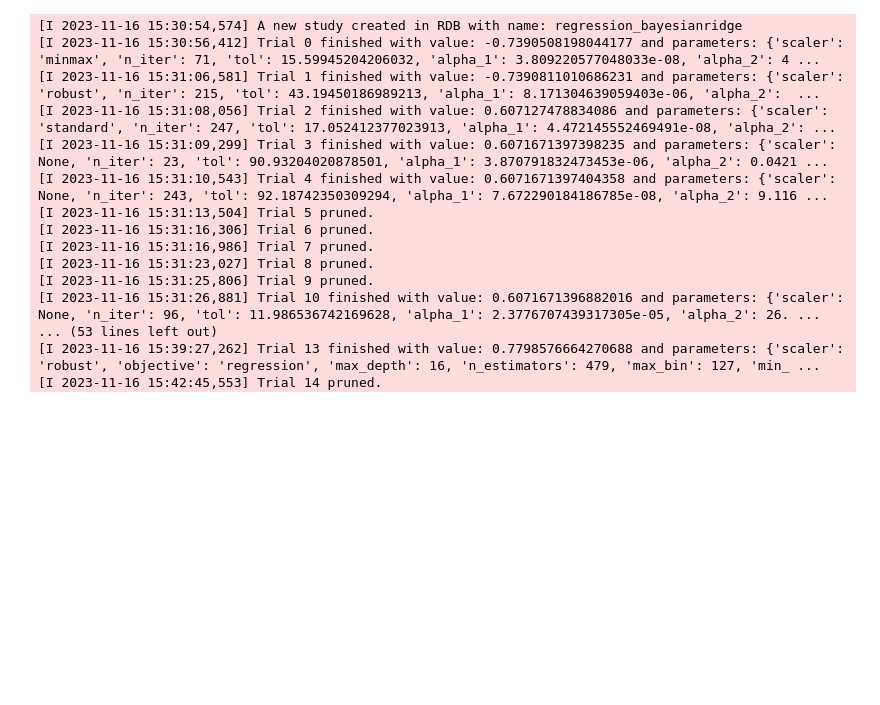
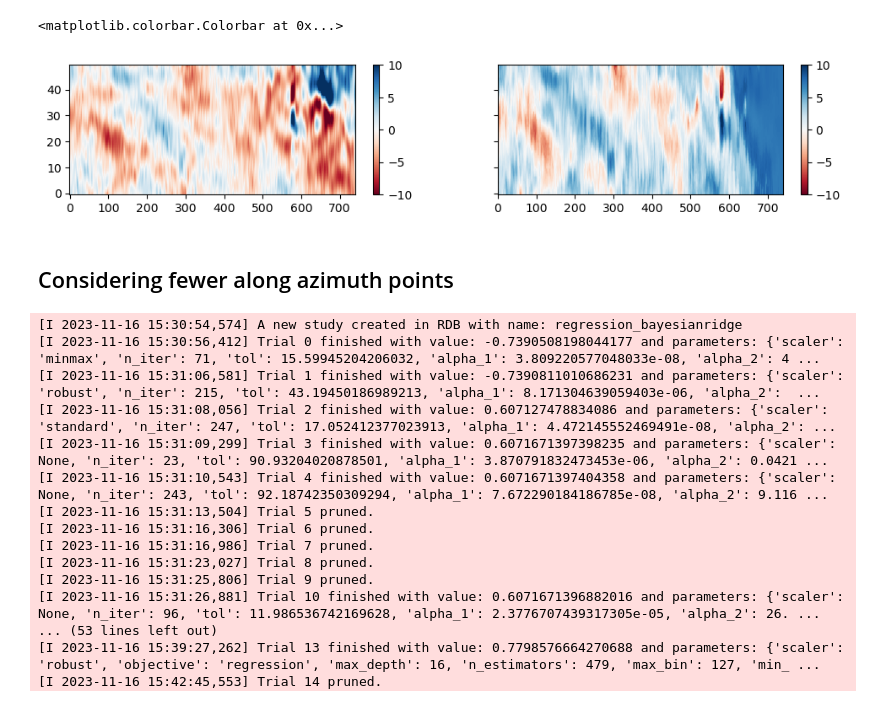
Before and after one commit to owenodriscoll/DopSCA_leakage, a Jupyter notebook: Sentinel1_analyses/ML_analysis_scatt.ipynb, the cells around one changed output. Drawn from its saved outputs; the diff is of its cells as text; code cells hidden in the pictures; blank space fills up the shorter version.

```diff
--- a/Sentinel1_analyses/ML_analysis_scatt.ipynb
+++ b/Sentinel1_analyses/ML_analysis_scatt.ipynb
@@ -25,5 +31,5 @@ ML = AutomatedRegression(
     y=y,
     n_trial=50,
     models_to_optimize=['bayesianridge', 'lightgbm'],
-    write_folder='/Users/opodriscoll/Documents/Scripts/DopSCA/Sentinel1_analyses/ML_analyses/n_15_V/',
+    write_folder='/Users/opodriscoll/Documents/Scripts/DopSCA/Sentinel1_analyses/ML_analyses/n_15_V_split_scene_traintest/',
 )
@@ -76,3 +103,17 @@ ML.summary
+# %%
+fig, axes = plt.subplots(1, 2, figsize=(12, 2), sharex=True, sharey=True)
+vmin = -10;
+vmax = 10
+im0 = axes[0].imshow(ML.y_test.values.reshape((N, -1)), origin='lower', aspect='auto', vmin=vmin, vmax=vmax, cmap='RdBu')
+
+im1 = axes[1].imshow(ML.y_pred.reshape((N, -1)), origin='lower', aspect='auto', vmin=vmin, vmax=vmax, cmap='RdBu')
+plt.colorbar(im1, ax=axes[1])
+plt.colorbar(im0, ax=axes[0])
+# %% [output]
+<matplotlib.colorbar.Colorbar at 0x...>
+[figure, added]
+# %% [markdown]
+## Considering fewer along azimuth points
 # %%
 n = 5
 X = xr.concat([data.nrcs_scat.isel(slow_time=slice(i-n, 1+i+n)) for i in range(n, len(data.nrcs_scat['slow_time'])-n)], dim='placeholder').values.reshape(-1, 2*n+1)
```
Also changed, not shown: parts of 6 cells of this notebook.
